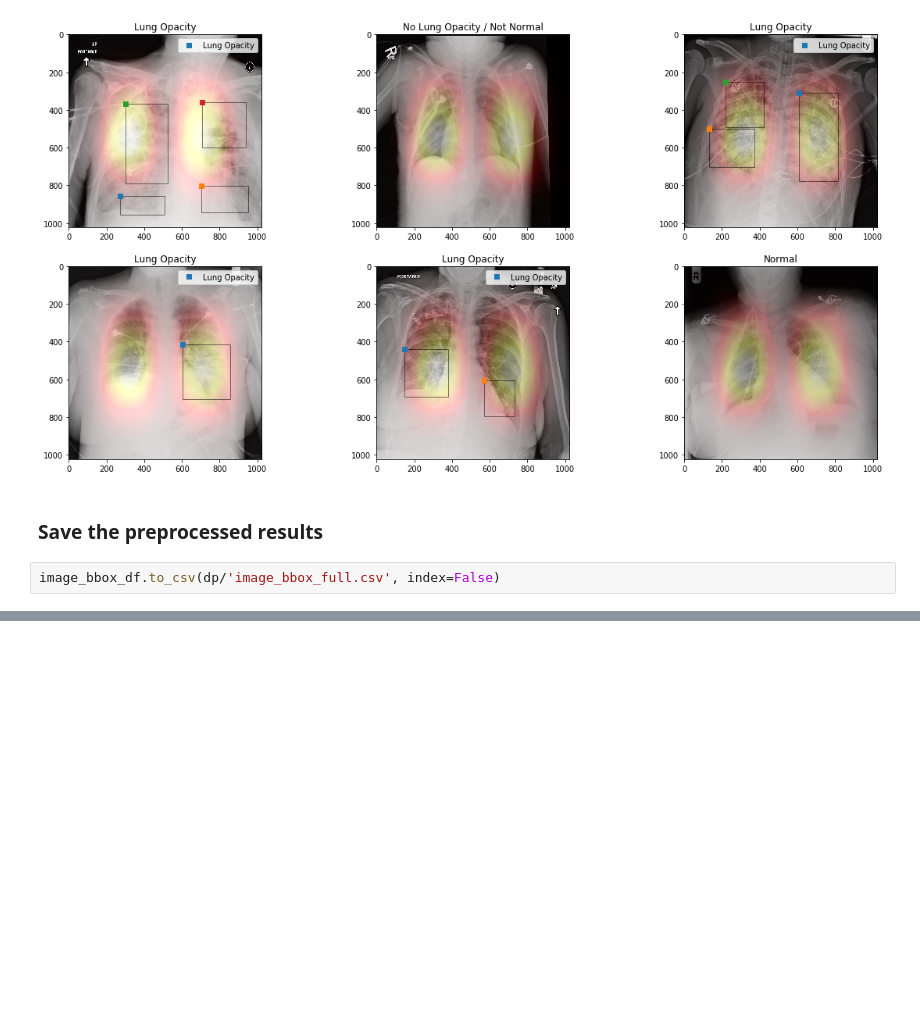
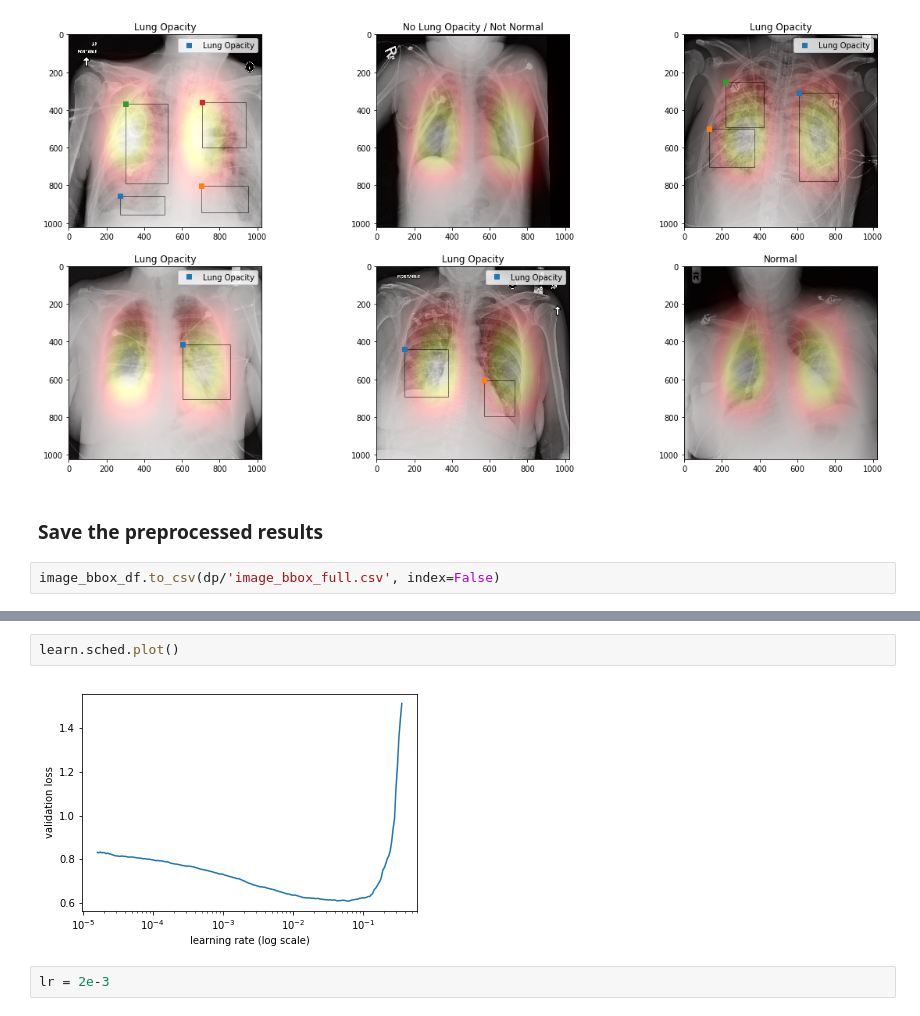
Before and after one commit to ChristophNeuner/RSNA_PDC, a Jupyter notebook: RSNA_PDC/RSNA_PDC.ipynb, the cells around one changed output, grey strips where cells are left out. Cells and saved outputs as stored; diff of their text form; blank space fills up the shorter version.

```diff
--- a/RSNA_PDC/RSNA_PDC.ipynb
+++ b/RSNA_PDC/RSNA_PDC.ipynb
@@ -316,0 +396,6 @@ image_bbox_df.to_csv(dp/'image_bbox_full.csv', index=False)
+# %%
+learn.sched.plot()
+# %% [output]
+[figure, added]
+# %%
+lr = 2e-3
```
Also changed, not shown: parts of 18 cells of this notebook.
